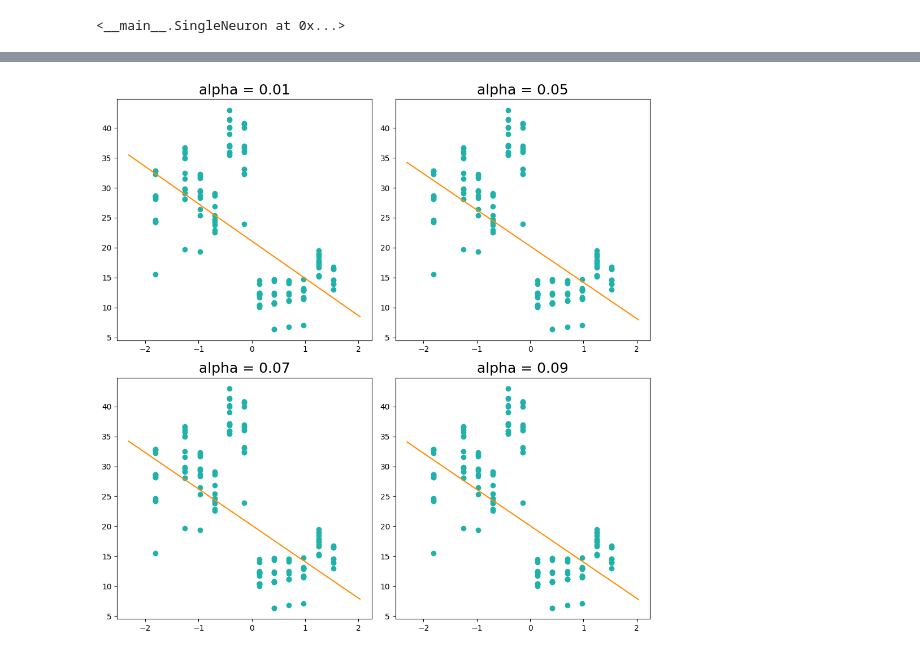
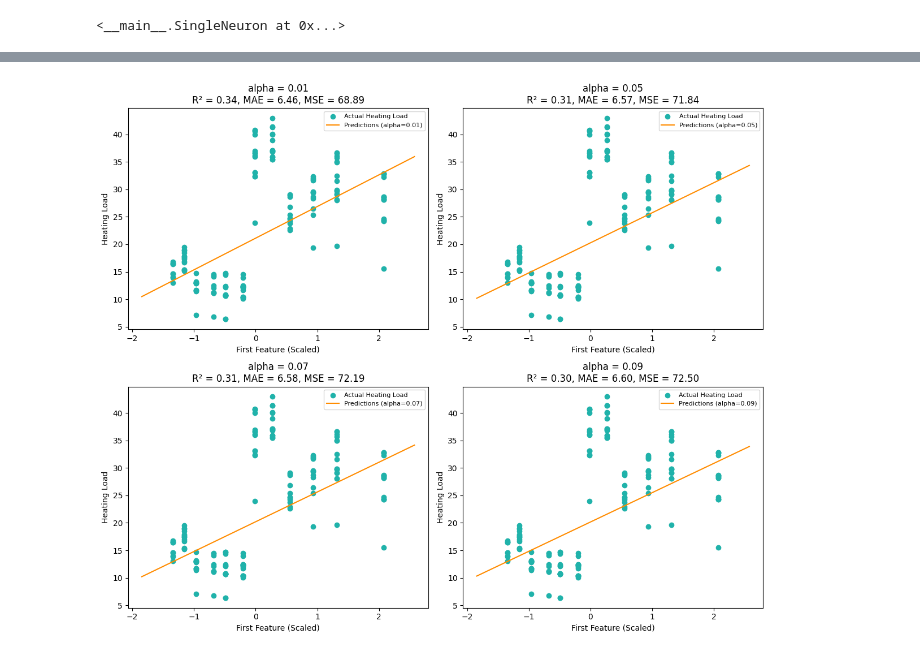
Before and after one commit to calbertiboms/INDE_577, a Jupyter notebook: Supervised Machine Learning/Linear Regression/Regression Neuron.ipynb, the cells around one changed output, grey strips where cells are left out. Cells and saved outputs as stored; diff of their text form; code cells hidden in the pictures.

```diff
--- a/Supervised Machine Learning/Linear Regression/Regression Neuron.ipynb
+++ b/Supervised Machine Learning/Linear Regression/Regression Neuron.ipynb
@@ -30,7 +31,7 @@ print(df.head())
 # %%
 # Selection of X and y
 
-X = df['X2'].values.reshape(-1, 1)  # Surface area
+X = df['X1'].values.reshape(-1, 1)  # Surface area
 y = df['Y1'] # Heating Load
 # %% [markdown]
 # Data pre-processing
@@ -114,3 +139,17 @@ node = SingleNeuron(activation_function=linear_activation)
 node.train(X_train_scaled, y_train, alpha=alpha, epochs=epochs)
 # %% [output]
 <__main__.SingleNeuron at 0x...>
+# %%
+# Make predictions on the test set
+y_test_pred = node.predict(X_test_scaled)
+
+# Calculate R-squared on the test set
+test_r2 = r2_score(y_test, y_test_pred)
+print(f"Test R-squared: {test_r2:.4f}")
+
+# Calculate MAE and MSE on the test set
+test_mae = mean_absolute_error(y_test, y_test_pred)
+test_mse = mean_squared_error(y_test, y_test_pred)
+
+print(f"Test MAE: {test_mae:.4f}")
+print(f"Test MSE: {test_mse:.4f}")
@@ -150,30 +197,35 @@ plt.show()
 # %%
 # Other possible choices of learning rates
 alphas = [0.01, 0.05, 0.07, 0.09]
 
-# Create the domain for plotting predictions
-domain = np.linspace(np.min(X_test_scaled[:, 0]) - .5, np.max(X_test_scaled[:, 0]) + .5, 100)
-
-# Fix the domain to match the number of features
-domain_full = np.tile(domain.reshape(-1, 1), (1, X_train_scaled.shape[1]))
-
 # Create subplots grid for multiple learning rates
-fig, axs = plt.subplots(2, 2, figsize=(10, 10))
+fig, axs = plt.subplots(2, 2, figsize=(12, 10))
 
 # Loop over the axs and alpha values, train the model, and plot the predictions
 for ax, alpha in zip(axs.flat, alphas):
     node = SingleNeuron(activation_function=linear_activation)
-    node.train(X_train_scaled, y_train, alpha=alpha, epochs=1000)
+    node.train(X_train_scaled, y_train, alpha=alpha, epochs=100)
+
+    # Make predictions on the test set
+    y_test_pred = node.predict(X_test_scaled)
+
+    # Calculate MAE, MSE, and R-squared on the test set
+    test_mae = mean_absolute_error(y_test, y_test_pred)
+    test_mse = mean_squared_error(y_test, y_test_pred)
+    test_r2 = r2_score(y_test, y_test_pred)
 
     # Plot predictions and actual values
-    ax.plot(domain, node.predict(domain_full), color='darkorange')
     ax.scatter(X_test_scaled[:, 0], y_test, color="lightseagreen", label="Actual Heating Load")
+    ax.plot(domain, node.predict(domain_full), color='darkorange', label=f"Predictions (alpha={alpha})")
 
-    # Set title for each subplot
-    ax.set_title(f"alpha = {alpha}", fontsize=18)
+    # Display MAE, MSE, and R-squared in the plot title
+    ax.set_title(f"alpha = {alpha}\nR² = {test_r2:.2f}, MAE = {test_mae:.2f}, MSE = {test_mse:.2f}", fontsize=12)
+    ax.set_xlabel("First Feature (Scaled)", fontsize=10)
+    ax.set_ylabel("Heating Load", fontsize=10)
+    ax.legend(fontsize=8)
 
 # Show the plot grid
 plt.tight_layout()
 plt.show()
 # %% [output]
-[figure, old version]
+[figure, new version]
```
Also changed, not shown: parts of 8 cells of this notebook, 1 other file.
